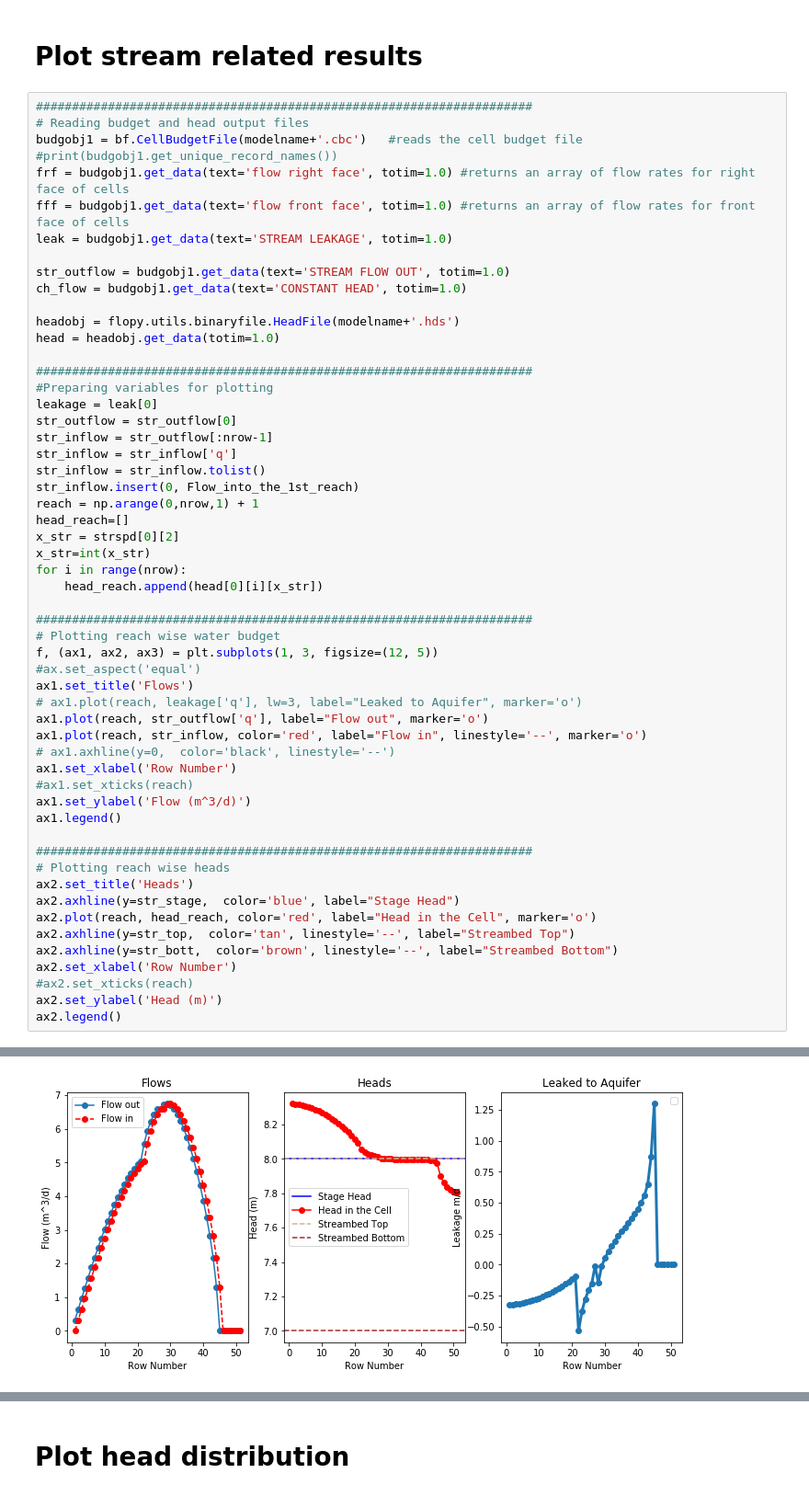
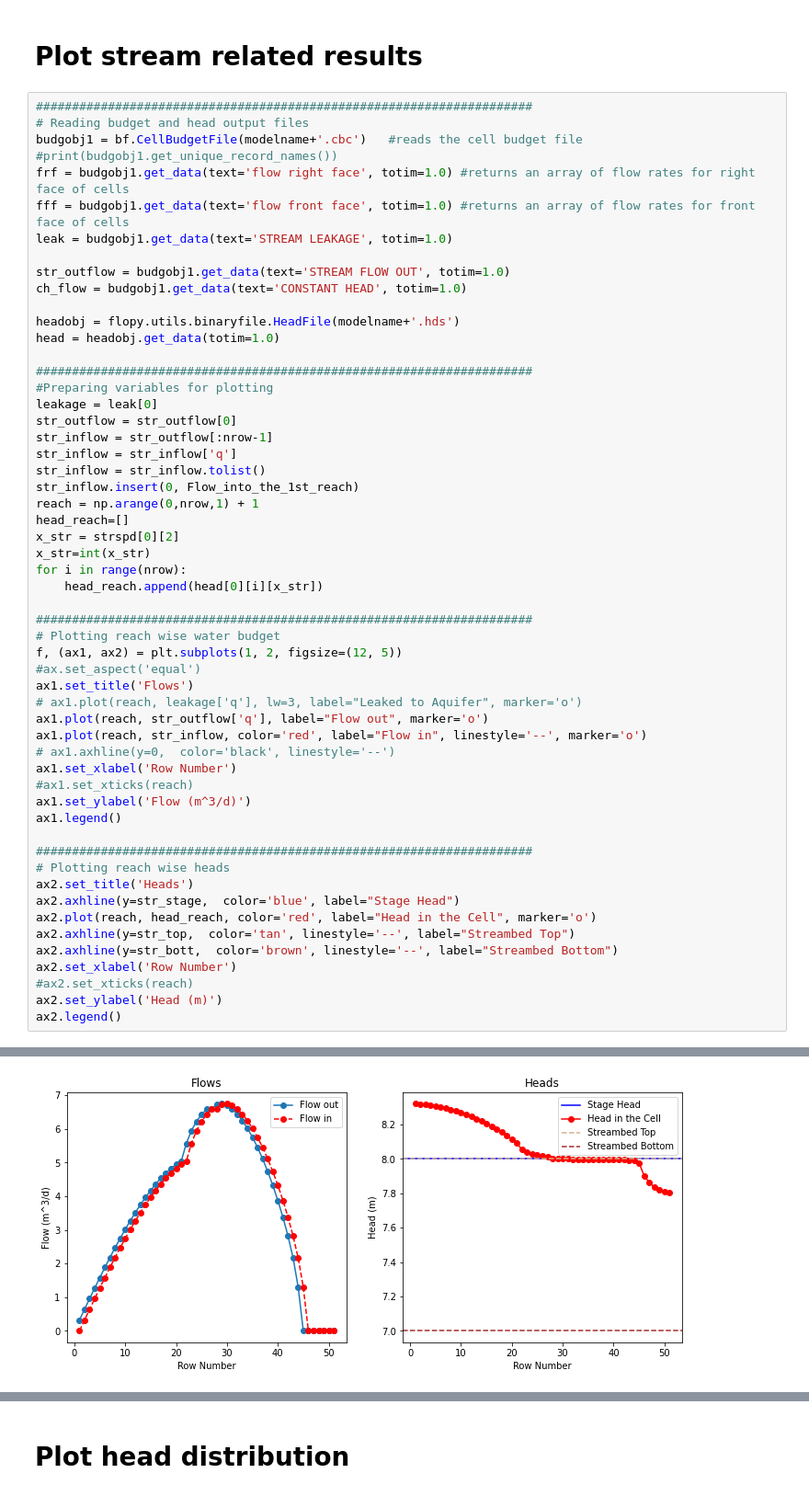
Before and after one commit to GW-modelling-Spring2021/hws-rhull21, a Jupyter notebook: Assignment/HW9_River_of_Dreams/Stream_Simulation_Hull.ipynb, the cells around one changed output, grey strips where cells are left out. Shown at 92% size. Cells and saved outputs as stored; diff of their text form.

```diff
--- a/Assignment/HW9_River_of_Dreams/Stream_Simulation_Hull.ipynb
+++ b/Assignment/HW9_River_of_Dreams/Stream_Simulation_Hull.ipynb
@@ -250,7 +266,7 @@ for i in range(nrow):
 
 #####################################################################
 # Plotting reach wise water budget
-f, (ax1, ax2, ax3) = plt.subplots(1, 3, figsize=(12, 5))
+f, (ax1, ax2) = plt.subplots(1, 2, figsize=(12, 5))
 #ax.set_aspect('equal')
 ax1.set_title('Flows')
 # ax1.plot(reach, leakage['q'], lw=3, label="Leaked to Aquifer", marker='o')
@@ -278 +294 @@ No handles with labels found to put in legend.
-[figure, old version]
+[figure, new version]
```
Also changed, not shown: parts of 7 cells of this notebook, 1 other file.
